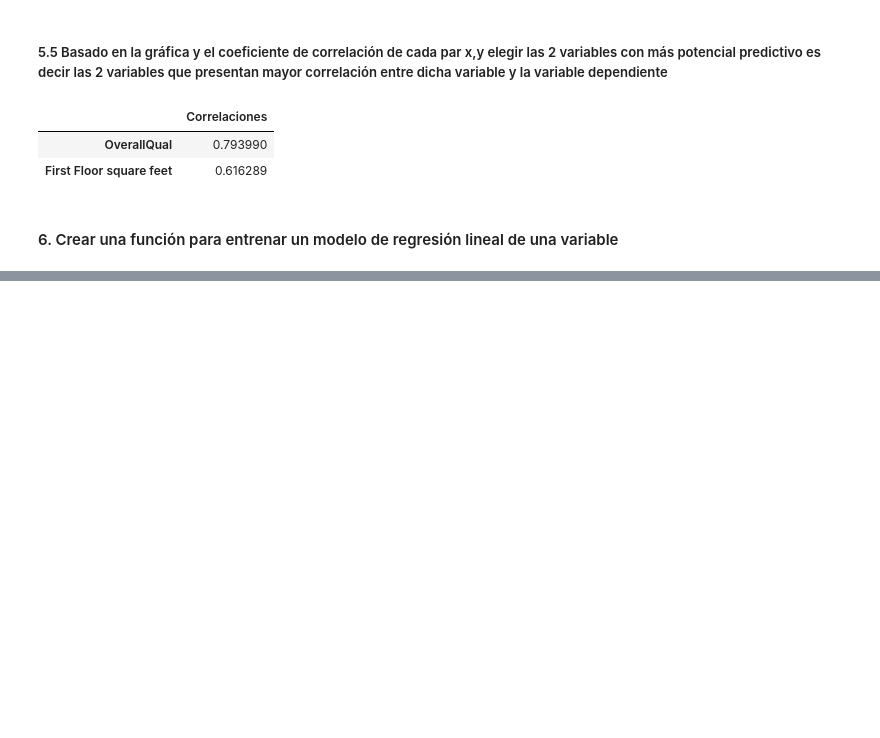
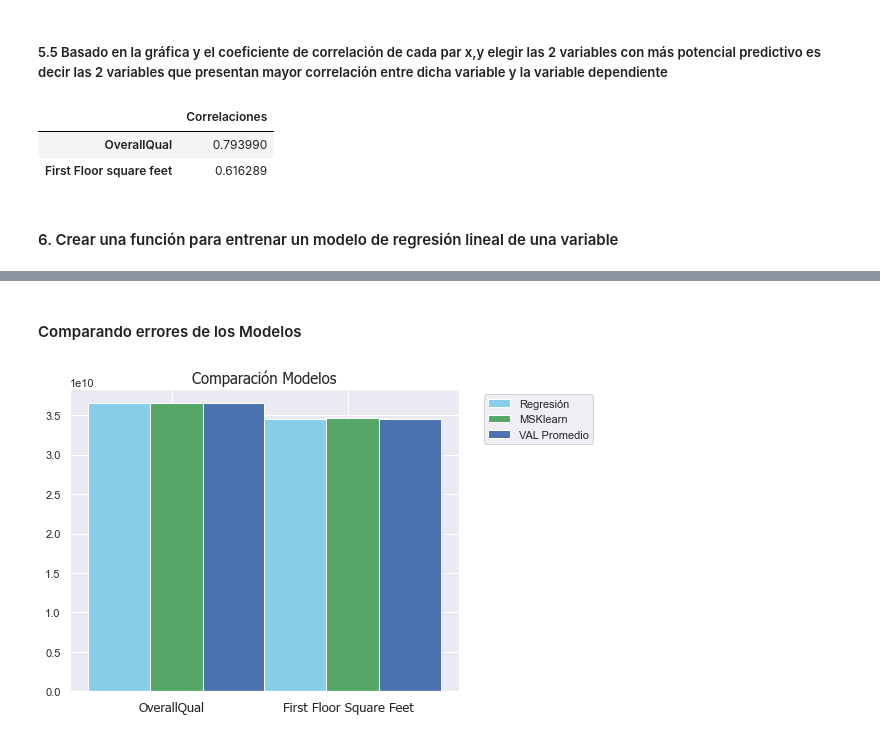
Before and after one commit to EdiAOHernandez/PythonCienciadeDatos, a Jupyter notebook: Proyecto2021PY.ipynb, the cells around one changed output, grey strips where cells are left out. Cells and saved outputs as stored; diff of their text form; code cells hidden in the pictures; blank space fills up the shorter version.

```diff
--- a/Proyecto2021PY.ipynb
+++ b/Proyecto2021PY.ipynb
@@ -272,0 +426,6 @@ class Regresion_Lineal():
+# %% [markdown]
+#### Comparando errores de los Modelos
+# %%
+Regresion_Lineal.verifica_error(Mod_OQ,Mod_FFSF,Test_OQ,Test_FFSF, DataSet_Test)
+# %% [output]
+[figure, added]
```
Also changed, not shown: parts of 12 cells of this notebook.
